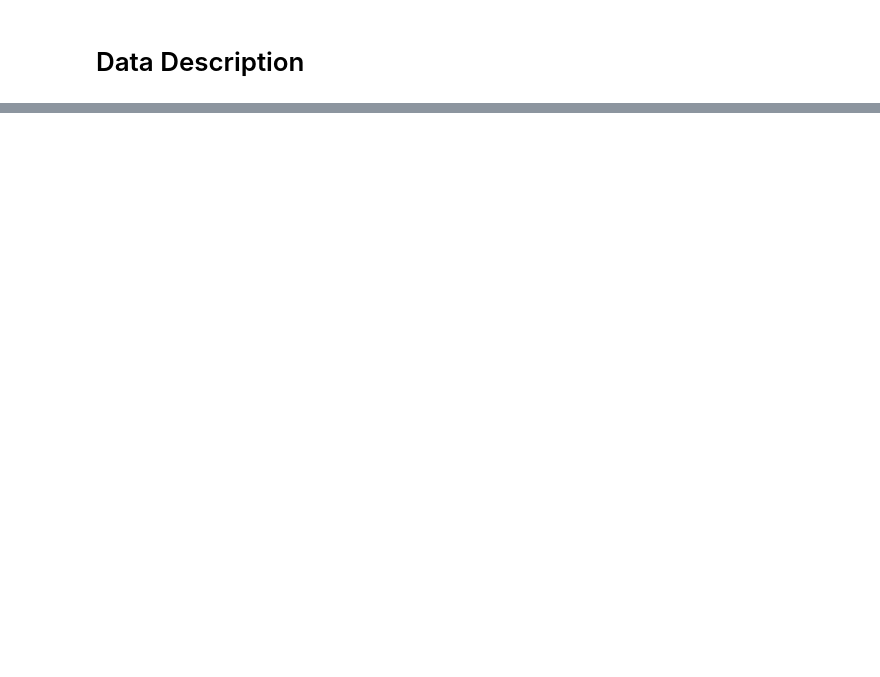
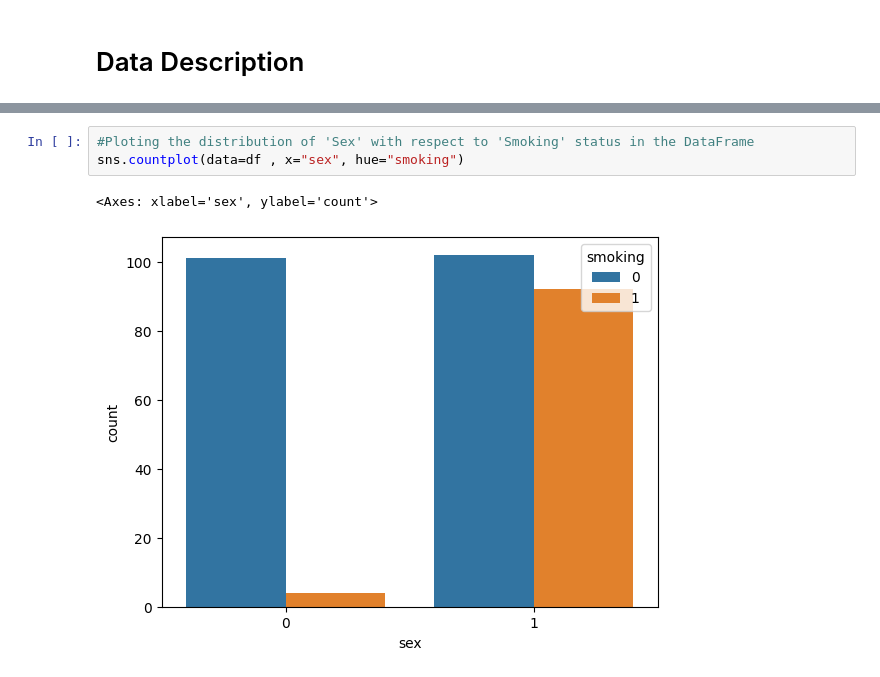
Before and after one commit to Tharindu396/Heartfailure_detection, a Jupyter notebook: Untitled.ipynb, the cells around one changed output, grey strips where cells are left out. Drawn from its saved outputs; the diff is of its cells as text; blank space fills up the shorter version.

```diff
--- a/Untitled.ipynb
+++ b/Untitled.ipynb
@@ -109,0 +109,6 @@ df.shape
+# %%
+#Ploting the distribution of 'Sex' with respect to 'Smoking' status in the DataFrame
+sns.countplot(data=df , x="sex", hue="smoking")
+# %% [output]
+<Axes: xlabel='sex', ylabel='count'>
+[figure, added]
```
Also changed, not shown: parts of 13 cells of this notebook.
